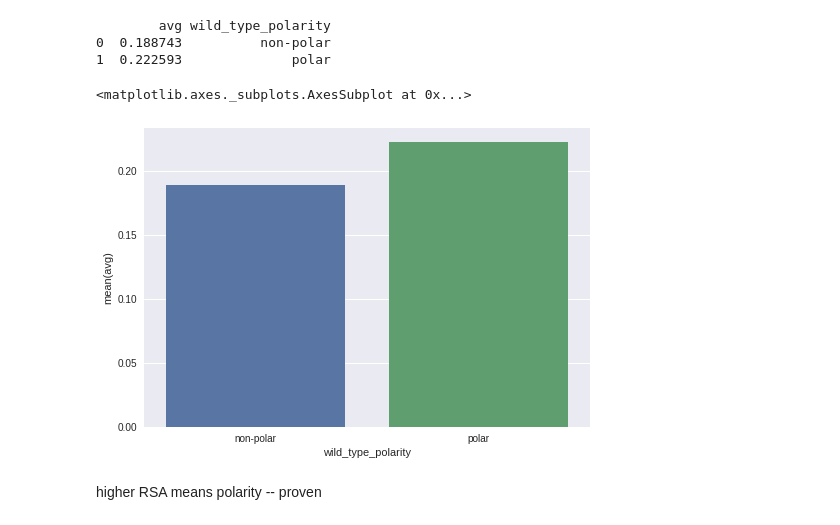
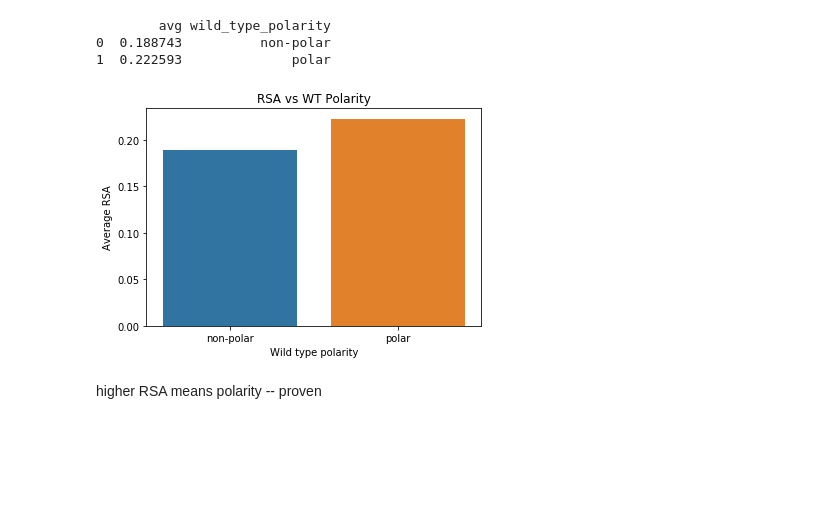
Before and after one commit to hutch-gwc/Rosalind, a Jupyter notebook: secondarystructure_190219.ipynb, the cells around one changed output. Saved outputs shown, nothing was run; the diff lists cells and outputs as text; code cells hidden in the pictures; blank space fills up the shorter version.

```diff
--- a/secondarystructure_190219.ipynb
+++ b/secondarystructure_190219.ipynb
@@ -113,11 +128,12 @@ print(temp)
         avg wild_type_polarity
 0  0.188743          non-polar
 1  0.222593              polar
-# %%
-sns.barplot(x='wild_type_polarity', y='avg', data=temp)
-# %% [output]
-<matplotlib.axes._subplots.AxesSubplot at 0x...>
-[figure, removed]
+# %%
+ax = sns.barplot(x='wild_type_polarity', y='avg', data=temp)
+ax.set(xlabel="Wild type polarity", ylabel='Average RSA', title='RSA vs WT Polarity')
+plt.show()
+# %% [output]
+[figure, added]
 # %% [markdown]
 higher RSA means polarity -- proven
 # %% [markdown]
```
Also changed, not shown: parts of 20 cells of this notebook.
